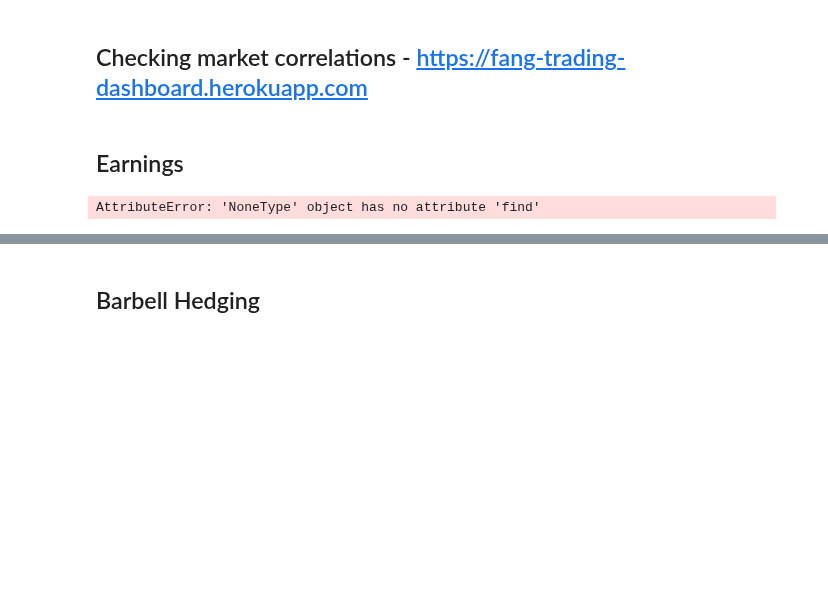
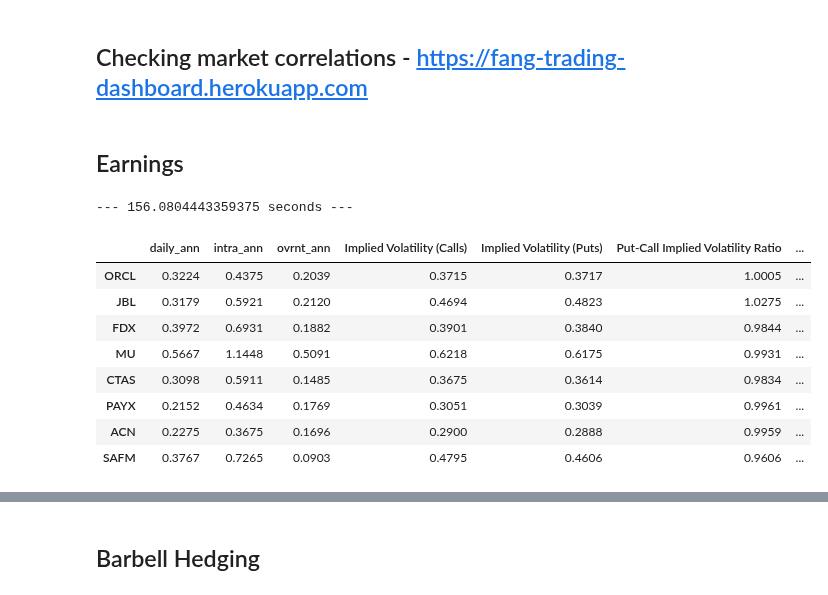
Before and after one commit to auto-d1dact/Trading, a Jupyter notebook: Notebooks/Daily Trading v2.ipynb, the cells around one changed output, grey strips where cells are left out. Saved outputs shown, nothing was run; the diff lists cells and outputs as text; code cells hidden in the pictures; blank space fills up the shorter version.

```diff
--- a/Notebooks/Daily Trading v2.ipynb
+++ b/Notebooks/Daily Trading v2.ipynb
@@ -458,14 +458,14 @@ def aggregate_txns_date(trade_date):
 month = 12
 year = 2018
 check_options = True
-days_list = list(range(10, 14))
+days_list = list(range(17, 21))
 
 start_time = time.time()
 
 week_earnings = []
 
 for i in days_list:
-    date_lookup = '{0}-{1}-{2}'.format(year,month,'0'+(str(i)))
+    date_lookup = '{0}-{1}-{2}'.format(year,month, (str(i)))
     curr_earnings = date_earnings(date_lookup)
     curr_earnings = curr_earnings[curr_earnings['Call Time'].isin(['After Market Close', 'Before Market Open'])]
     curr_earnings['EarningsDate'] = date_lookup
@@ -546,35 +546,44 @@ for ticker in selected_names:
     insider_trades = reuters_insiders(ticker)
     try:
         insider_trades['Trading Date'] = pd.to_datetime(insider_trades['Trading Date'])
         insider_trades['Trading Date'] = insider_trades['Trading Date'].apply(aggregate_txns_date)
         insiderstxns_dict[ticker] = insider_trades
     except:
-        insidertxns_dict[ticker] = []
+        insiderstxns_dict[ticker] = []
 
 insider_agg_lst = []
 
 txns_time = dt.date(2018,1,1)
 
 for ticker,txns in insiderstxns_dict.items():
     try:
         curr_insider_agg = txns[txns['Trading Date'] >= txns_time]
         curr_insider_agg = curr_insider_agg.groupby(['Type']).agg({'Shares Traded': 'sum'}).T
         curr_insider_agg.index = [ticker]
     except:
         continue
 
     insider_agg_lst.append(curr_insider_agg)
 
 insider_agg = pd.concat(insider_agg_lst,axis = 0)
 insider_agg['BuyToSell'] = insider_agg['Buy']/insider_agg['Sell']
 
 further_reduce = further_reduce.join(insider_agg).join(curr_earnings[['Call Time',
                                                                       'EarningsDate']], how = 'left').sort_values(['EarningsDate',
                                                                                                                    'Call Time'],ascending = True)
 print("--- %s seconds ---" % (time.time() - start_time))
 further_reduce
 # %% [output]
-AttributeError: 'NoneType' object has no attribute 'find'
+--- 156.0804443359375 seconds ---
+|  | daily_ann | intra_ann | ovrnt_ann | Implied Volatility (Calls) | Implied Volatility (Puts) | Put-Call Implied Volatility Ratio | ... |
+| ORCL | 0.3224 | 0.4375 | 0.2039 | 0.3715 | 0.3717 | 1.0005 | ... |
+| JBL | 0.3179 | 0.5921 | 0.2120 | 0.4694 | 0.4823 | 1.0275 | ... |
+| FDX | 0.3972 | 0.6931 | 0.1882 | 0.3901 | 0.3840 | 0.9844 | ... |
+| MU | 0.5667 | 1.1448 | 0.5091 | 0.6218 | 0.6175 | 0.9931 | ... |
+| CTAS | 0.3098 | 0.5911 | 0.1485 | 0.3675 | 0.3614 | 0.9834 | ... |
+| PAYX | 0.2152 | 0.4634 | 0.1769 | 0.3051 | 0.3039 | 0.9961 | ... |
+| ACN | 0.2275 | 0.3675 | 0.1696 | 0.2900 | 0.2888 | 0.9959 | ... |
+| SAFM | 0.3767 | 0.7265 | 0.0903 | 0.4795 | 0.4606 | 0.9606 | ... |
 # %%
 # Querying Info from DBs
 os.chdir(dbs_dir)
```
Also changed, not shown: parts of 15 cells of this notebook, 4 other files.
